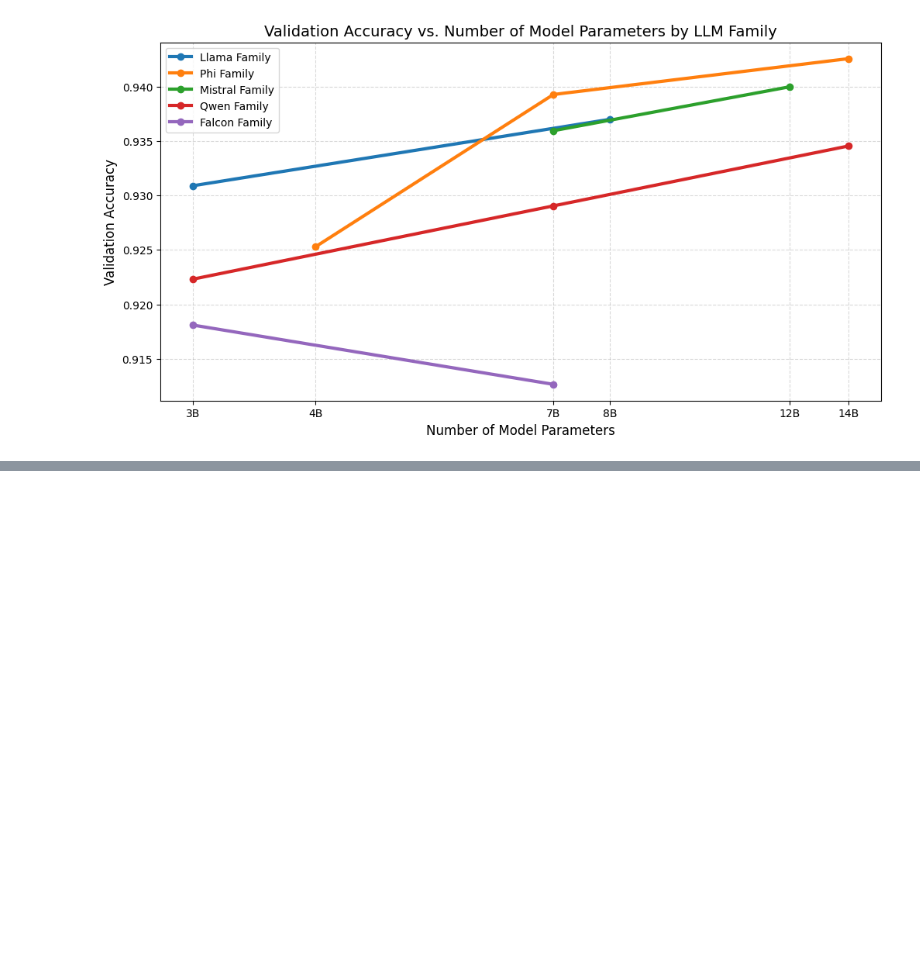
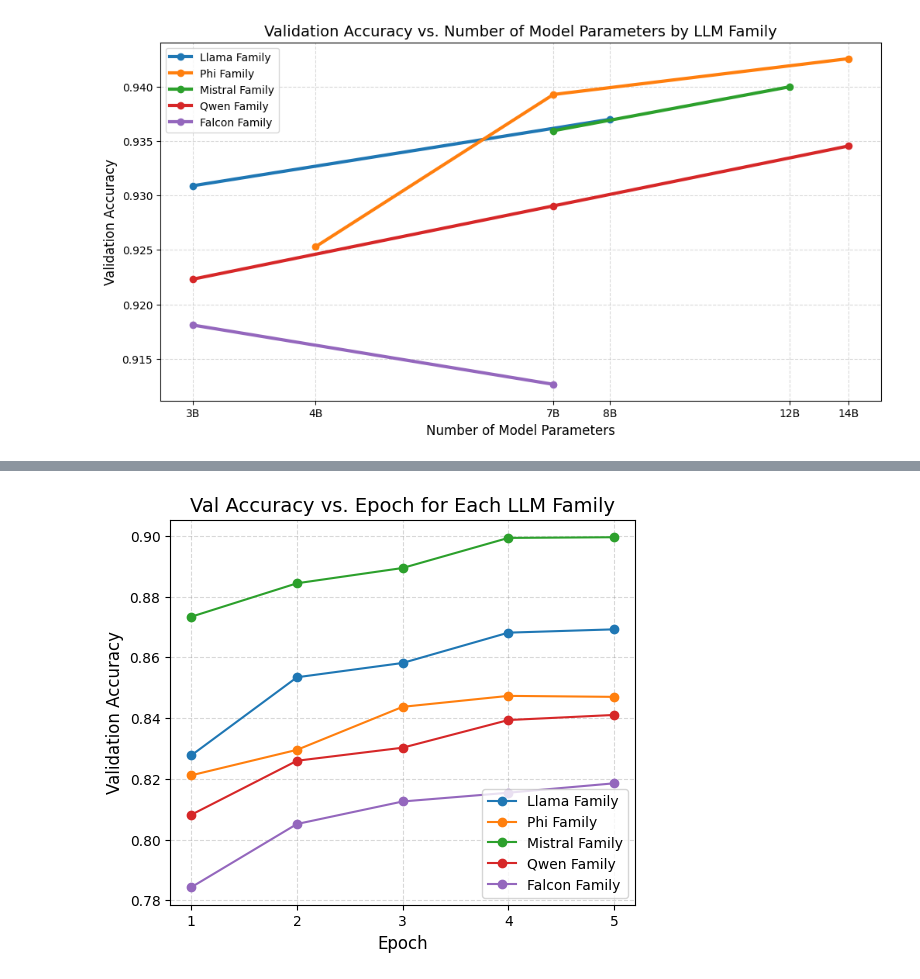
Before and after one commit to Michal1337/GenTextDetect, a Jupyter notebook: logs/finetune/plots.ipynb, the cells around one changed output, grey strips where cells are left out. Drawn from its saved outputs; the diff is of its cells as text; code cells hidden in the pictures; blank space fills up the shorter version.

```diff
--- a/logs/finetune/plots.ipynb
+++ b/logs/finetune/plots.ipynb
@@ -645,0 +769,29 @@ plt.show()
+# %%
+grouped = df_main.groupby(["model_family", "epoch"])["val_accuracy"].mean().reset_index()
+
+model_order = ["Llama Family", "Phi Family", "Mistral Family", "Qwen Family", "Falcon Family"]
+
+plt.figure(figsize=(6, 5))
+for model in model_order:
+    # Filter for this model (if it exists in grouped)
+    model_data = grouped[grouped["model_family"] == model]
+    if not model_data.empty:
+        plt.plot(
+            model_data["epoch"],
+            model_data["val_accuracy"],
+            marker="o",
+            label=model
+        )
+min_epoch = int(grouped["epoch"].min())
+max_epoch = int(grouped["epoch"].max())
+plt.xticks(np.arange(min_epoch, max_epoch + 1, 1), fontsize=10)
+
+plt.yticks(fontsize=10)
+plt.xlabel("Epoch", fontsize=12)
+plt.ylabel("Validation Accuracy", fontsize=12)
+plt.title("Val Accuracy vs. Epoch for Each LLM Family", fontsize=14)
+plt.legend(fontsize=10)
+plt.grid(True, linestyle="--", alpha=0.3, color='gray')
+plt.show()
+# %% [output]
+[figure, added]
```
Also changed, not shown: parts of 17 cells of this notebook, 16 other files.
